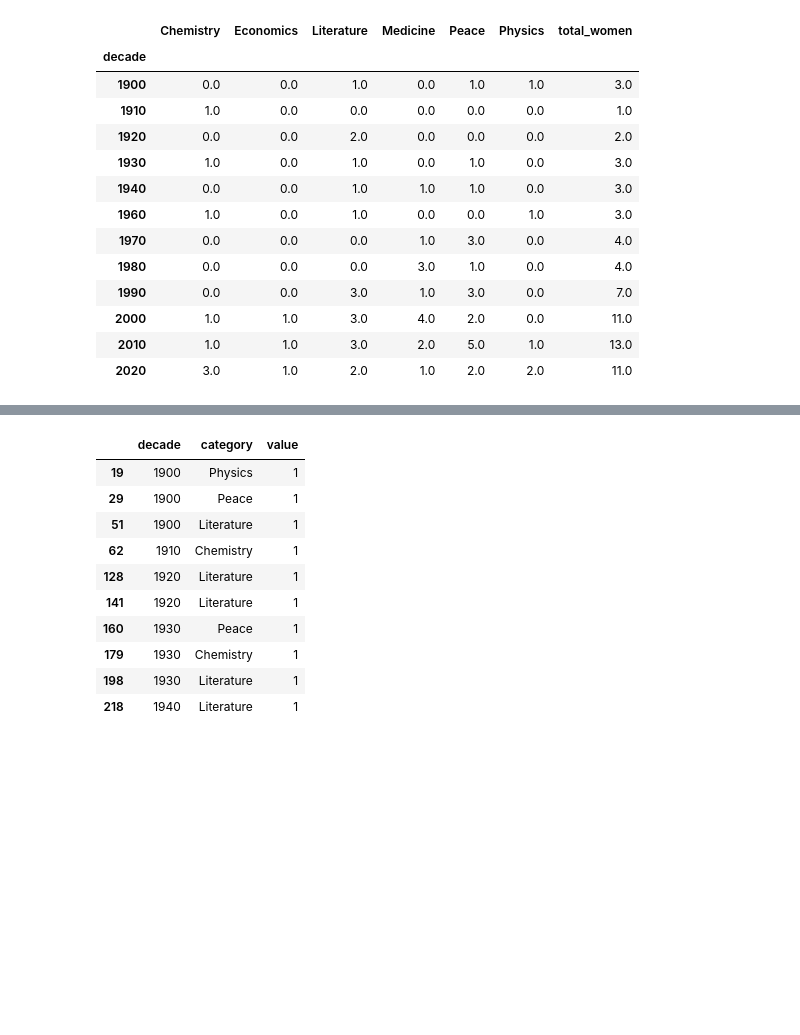
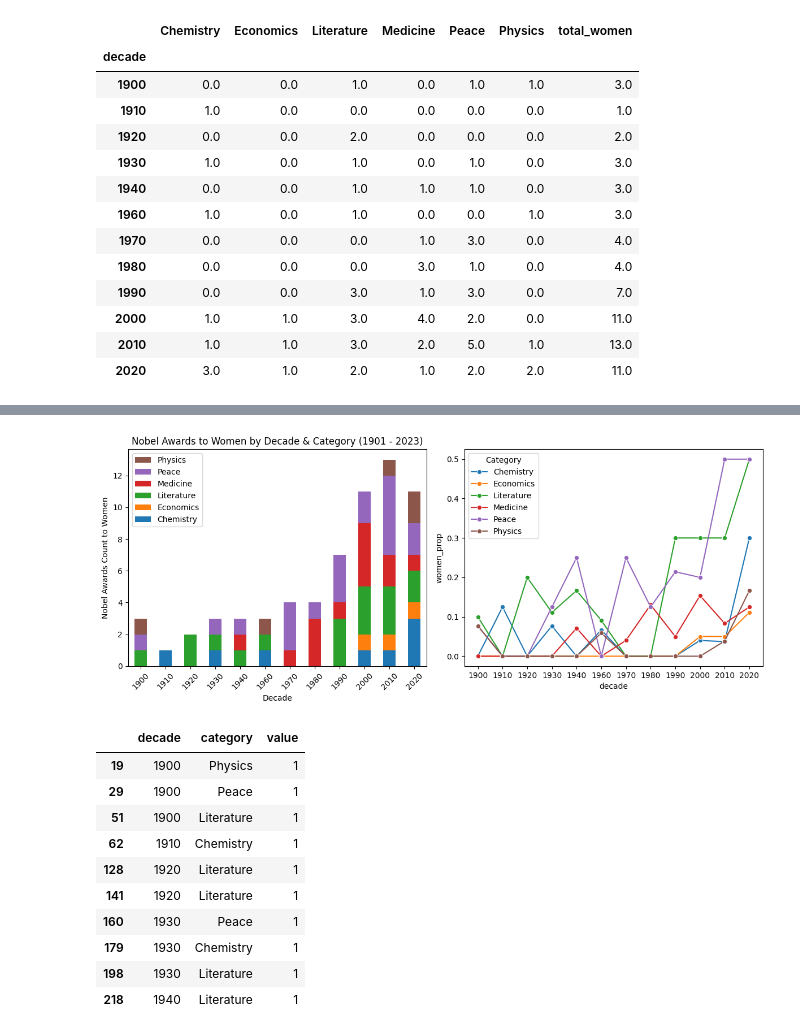
Before and after one commit to MichaelSzczepaniak/DSPortfolio, a Jupyter notebook: Nobel_Winners/NobelWinners.ipynb, the cells around one changed output, grey strips where cells are left out. Cells and saved outputs as stored; diff of their text form; code cells hidden in the pictures; blank space fills up the shorter version.

Commit message:
add multitrace lineplot of prop of women recipients by cat

```diff
--- a/Nobel_Winners/NobelWinners.ipynb
+++ b/Nobel_Winners/NobelWinners.ipynb
@@ -351,3 +358,7 @@ df_men_cat.tail()
 | 2000 | 24.0 | 19.0 | 7.0 | 22.0 | 8.0 | 28.0 | 108.0 |
 | 2010 | 26.0 | 19.0 | 7.0 | 22.0 | 5.0 | 25.0 | 104.0 |
 | 2020 | 7.0 | 8.0 | 2.0 | 7.0 | 2.0 | 10.0 | 36.0 |
+# %%
+# join the women and men, then compute the women prop's by cat
+df_both_sex = df_fem_cat.merge(df_men_cat, left_index=True, right_index=True, how='inner')
+df_both_sex
@@ -353,0 +380,8 @@ df_men_cat.tail()
+# %%
+df_both_sex['Chemistry'] = df_both_sex['Chemistry_women'] / (df_both_sex['Chemistry_women'] + df_both_sex['Chemistry_men'])
+df_both_sex['Economics'] = df_both_sex['Economics_women'] / (df_both_sex['Economics_women'] + df_both_sex['Economics_men'])
+df_both_sex['Literature'] = df_both_sex['Literature_women'] / (df_both_sex['Literature_women'] + df_both_sex['Literature_men'])
+df_both_sex['Medicine'] = df_both_sex['Medicine_women'] / (df_both_sex['Medicine_women'] + df_both_sex['Medicine_men'])
+df_both_sex['Peace'] = df_both_sex['Peace_women'] / (df_both_sex['Peace_women'] + df_both_sex['Peace_men'])
+df_both_sex['Physics'] = df_both_sex['Physics_women'] / (df_both_sex['Physics_women'] + df_both_sex['Physics_men'])
+df_both_sex
@@ -353,0 +403,4 @@ df_men_cat.tail()
+# %%
+df_right_wide = df_both_sex[['Chemistry', 'Economics', 'Literature', 'Medicine', 'Peace', 'Physics']].fillna(0)
+df_right_long = pd.melt(df_right_wide, var_name='Category', value_name='women_prop', ignore_index=False)
+df_right_long.head()
@@ -354,3 +431,30 @@ df_men_cat.tail()
+# %%
+fig3, ax3 = plt.subplots(1, 2, figsize=(12, 5))
+
+df_left_plot = df_fem_cat.iloc[:, :-1]
+# rename columns so index is clearer
+df_left_plot = df_left_plot.rename(
+    columns ={'Chemistry_women': 'Chemistry',
+              'Economics_women': 'Economics',
+              'Literature_women': 'Literature', 'Medicine_women': 'Medicine',
+              'Peace_women': 'Peace', 'Physics_women': 'Physics'
+             })
+
+ax3[0] = df_left_plot.plot(kind='bar', stacked=True,
+                           title="Nobel Awards to Women by Decade & Category (1901 - 2023)",
+                           xlabel="Decade", ylabel="Nobel Awards Count to Women", ax=ax3[0])
+ax3[0].tick_params(axis='x', labelrotation=45)
+# change order of legend to match the bars - Get the handles and labels
+handles, labels = ax3[0].get_legend_handles_labels()
+ax3[0].legend(reversed(handles), reversed(labels), title='')
+
+
+sns.lineplot(x=df_right_long.index, y='women_prop', data=df_right_long, hue='Category', marker='o', ax=ax3[1])
+
+plt.tight_layout()
+plt.show()
+# %% [output]
+[figure, added]
 # %%
 # Create dataframe with count of female winners in each category for each decade
 df_sex_cat = df_nobel.loc[:, ["year", "sex", "category"]]
```
Also changed, not shown: parts of 9 cells of this notebook.
